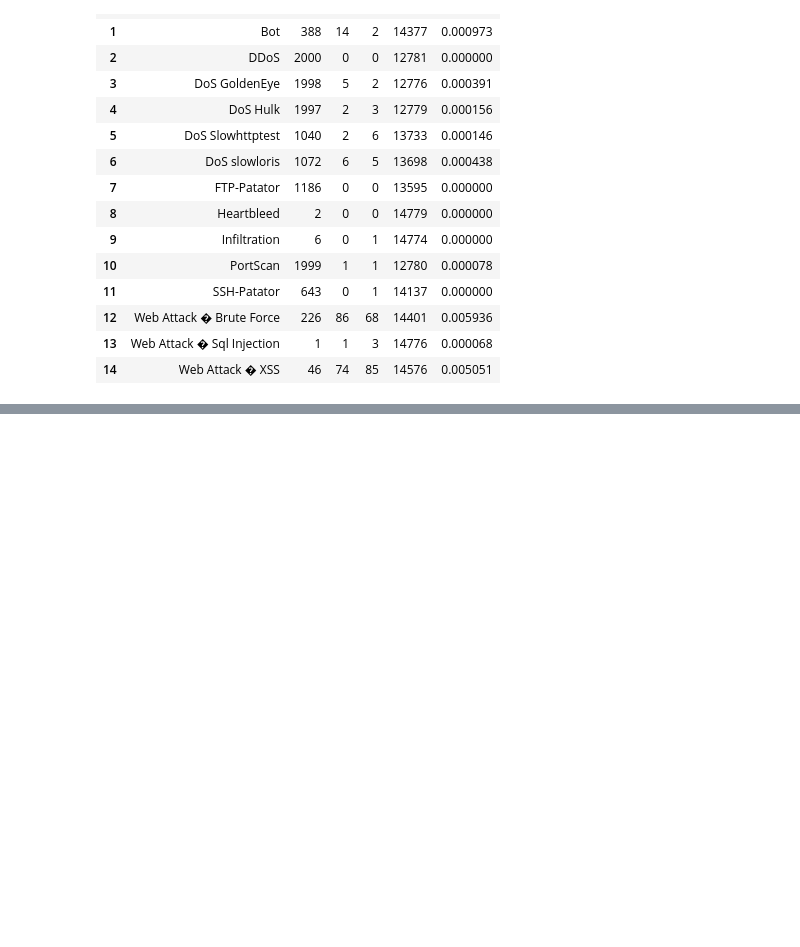
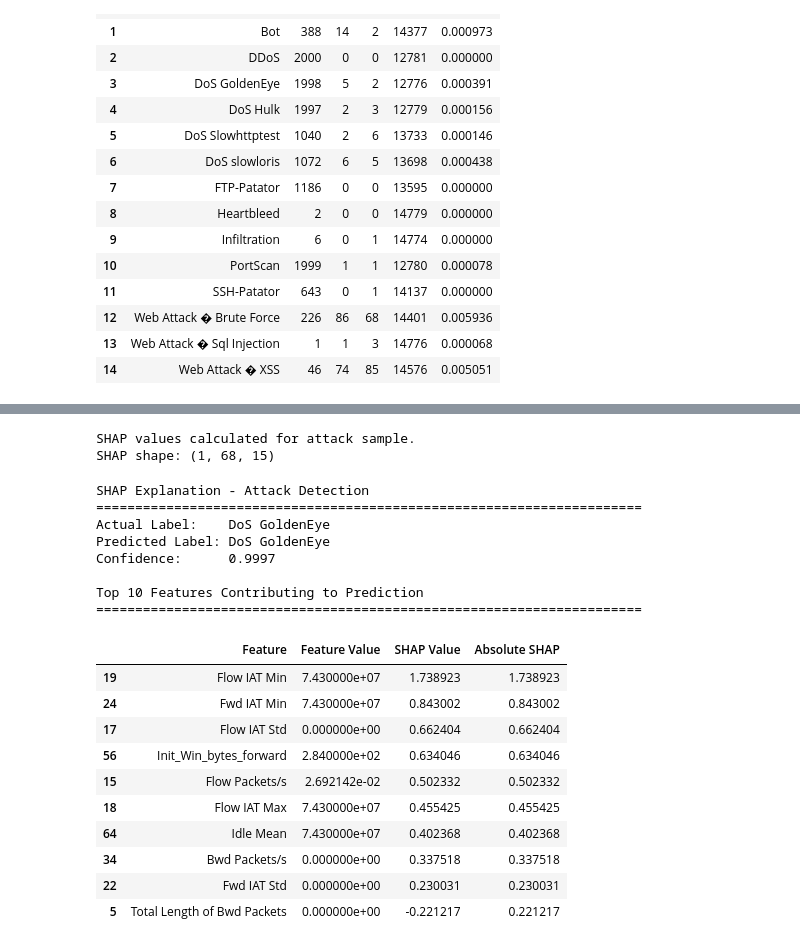
Before and after one commit to JanhaviM007/agentic-explainable-nids, a Jupyter notebook: notebooks/02_ML_Baseline.ipynb, the cells around one changed output, grey strips where cells are left out. Saved outputs shown, nothing was run; the diff lists cells and outputs as text; code cells hidden in the pictures; blank space fills up the shorter version.

```diff
--- a/notebooks/02_ML_Baseline.ipynb
+++ b/notebooks/02_ML_Baseline.ipynb
@@ -827,0 +1165,70 @@ display(rf_baseline_df)
+# %%
+# Calculate SHAP values for the attack sample
+attack_shap_values = shap_explainer.shap_values(attack_sample)
+
+print("SHAP values calculated for attack sample.")
+print("SHAP shape:", np.array(attack_shap_values).shape)
+# %% [output]
+SHAP values calculated for attack sample.
+SHAP shape: (1, 68, 15)
+# %%
+# Get SHAP values for the predicted attack class
+attack_predicted_class_index = attack_pred_encoded
+
+attack_sample_shap = attack_shap_values[
+    0,
+    :,
+    attack_predicted_class_index
+]
+
+# Build explanation table
+attack_shap_df = pd.DataFrame({
+    "Feature": attack_sample.columns,
+    "Feature Value": attack_sample.iloc[0].values,
+    "SHAP Value": attack_sample_shap
+})
+
+# Strength of contribution
+attack_shap_df["Absolute SHAP"] = (
+    attack_shap_df["SHAP Value"].abs()
+)
+
+# Sort by strongest contributors
+attack_shap_df = attack_shap_df.sort_values(
+    "Absolute SHAP",
+    ascending=False
+)
+
+# Top 10 features
+top_10_attack_shap = attack_shap_df.head(10)
+
+print("SHAP Explanation - Attack Detection")
+print("=" * 70)
+print(f"Actual Label:    {attack_actual}")
+print(f"Predicted Label: {attack_predicted}")
+print(f"Confidence:      {attack_confidence:.4f}")
+print()
+print("Top 10 Features Contributing to Prediction")
+print("=" * 70)
+
+display(top_10_attack_shap)
+# %% [output]
+SHAP Explanation - Attack Detection
+======================================================================
+Actual Label:    DoS GoldenEye
+Predicted Label: DoS GoldenEye
+Confidence:      0.9997
+
+Top 10 Features Contributing to Prediction
+======================================================================
+|  | Feature | Feature Value | SHAP Value | Absolute SHAP |
+| 19 | Flow IAT Min | 7.430000e+07 | 1.738923 | 1.738923 |
+| 24 | Fwd IAT Min | 7.430000e+07 | 0.843002 | 0.843002 |
+| 17 | Flow IAT Std | 0.000000e+00 | 0.662404 | 0.662404 |
+| 56 | Init_Win_bytes_forward | 2.840000e+02 | 0.634046 | 0.634046 |
+| 15 | Flow Packets/s | 2.692142e-02 | 0.502332 | 0.502332 |
+| 18 | Flow IAT Max | 7.430000e+07 | 0.455425 | 0.455425 |
+| 64 | Idle Mean | 7.430000e+07 | 0.402368 | 0.402368 |
+| 34 | Bwd Packets/s | 0.000000e+00 | 0.337518 | 0.337518 |
+| 22 | Fwd IAT Std | 0.000000e+00 | 0.230031 | 0.230031 |
+| 5 | Total Length of Bwd Packets | 0.000000e+00 | -0.221217 | 0.221217 |
```
Also changed, not shown: parts of 11 cells of this notebook, 2 other files.
